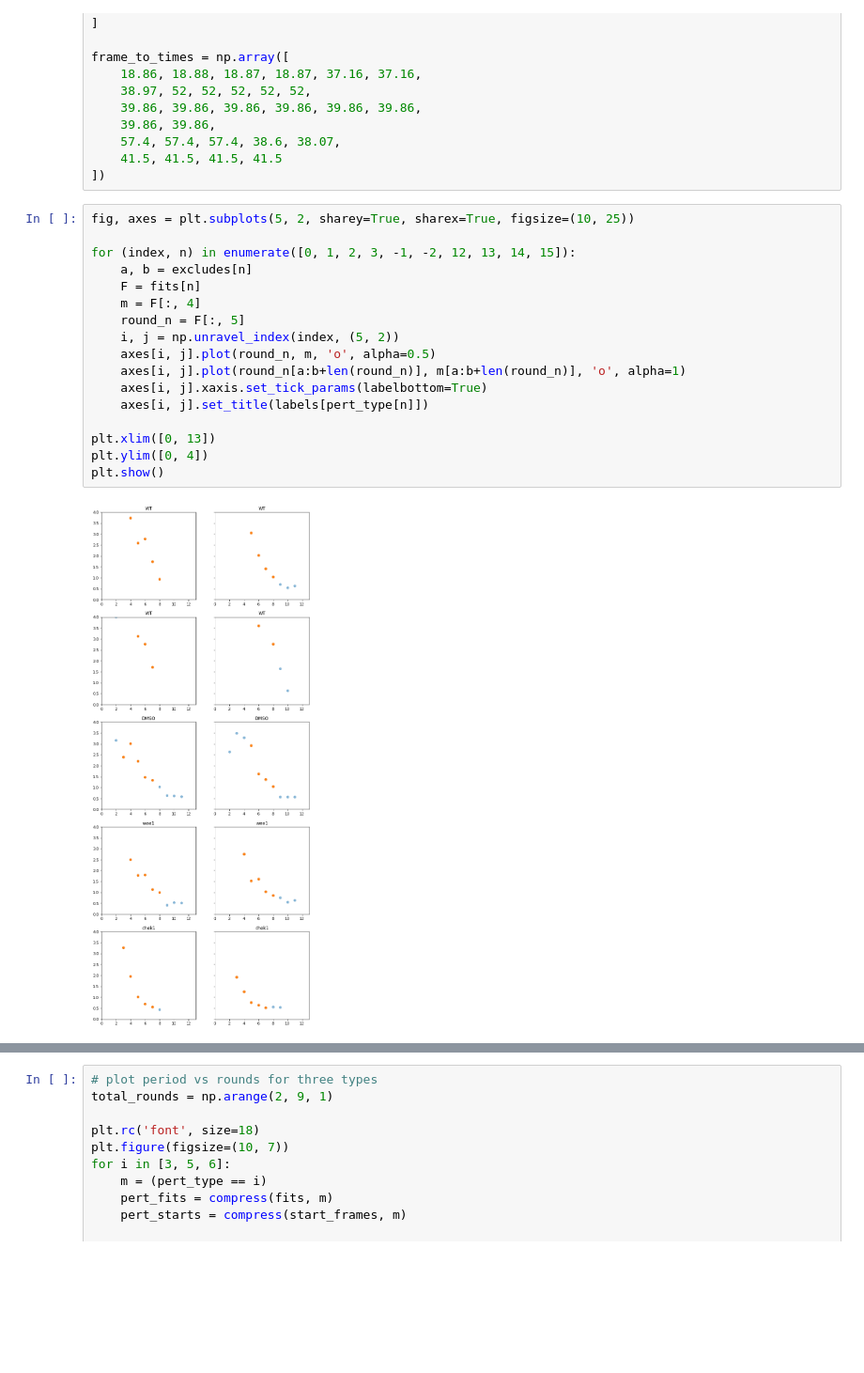
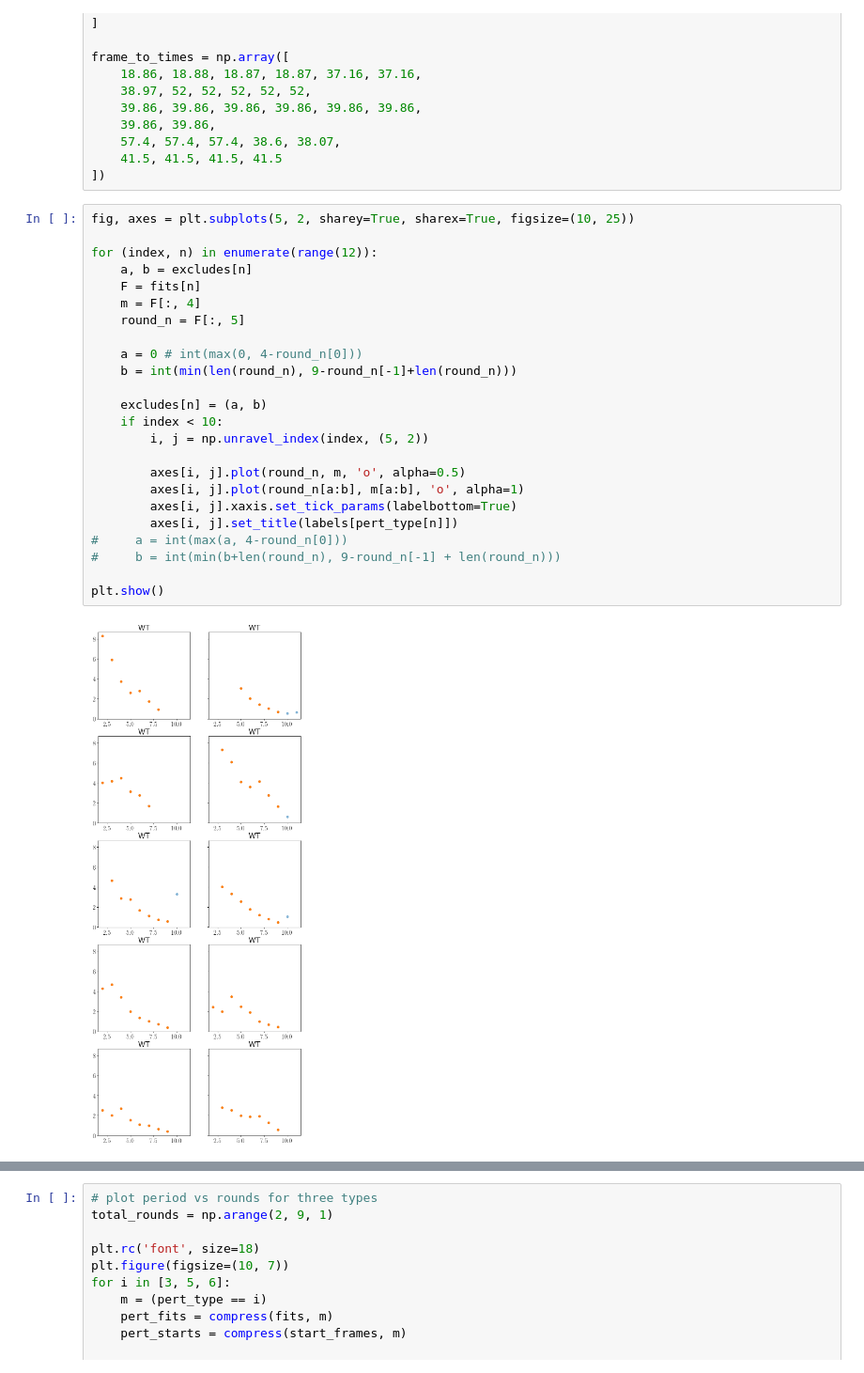
Before and after one commit to Irene-Li/MitoticWaves, a Jupyter notebook: wave_speed.ipynb, the cells around one changed output, grey strips where cells are left out. Shown at 94% size. Saved outputs shown, nothing was run; the diff lists cells and outputs as text; blank space fills up the shorter version.

```diff
--- a/wave_speed.ipynb
+++ b/wave_speed.ipynb
@@ -106,22 +106,29 @@ frame_to_times = np.array([
 # %%
 fig, axes = plt.subplots(5, 2, sharey=True, sharex=True, figsize=(10, 25))
 
-for (index, n) in enumerate([0, 1, 2, 3, -1, -2, 12, 13, 14, 15]):
+for (index, n) in enumerate(range(12)):
     a, b = excludes[n]
     F = fits[n]
     m = F[:, 4]
     round_n = F[:, 5]
-    i, j = np.unravel_index(index, (5, 2))
-    axes[i, j].plot(round_n, m, 'o', alpha=0.5)
-    axes[i, j].plot(round_n[a:b+len(round_n)], m[a:b+len(round_n)], 'o', alpha=1)
-    axes[i, j].xaxis.set_tick_params(labelbottom=True)
-    axes[i, j].set_title(labels[pert_type[n]])
 
-plt.xlim([0, 13])
-plt.ylim([0, 4])
+    a = 0 # int(max(0, 4-round_n[0]))
+    b = int(min(len(round_n), 9-round_n[-1]+len(round_n)))
+
+    excludes[n] = (a, b)
+    if index < 10:
+        i, j = np.unravel_index(index, (5, 2))
+
+        axes[i, j].plot(round_n, m, 'o', alpha=0.5)
+        axes[i, j].plot(round_n[a:b], m[a:b], 'o', alpha=1)
+        axes[i, j].xaxis.set_tick_params(labelbottom=True)
+        axes[i, j].set_title(labels[pert_type[n]])
+#     a = int(max(a, 4-round_n[0]))
+#     b = int(min(b+len(round_n), 9-round_n[-1] + len(round_n)))
+
 plt.show()
 # %% [output]
-[figure, old version]
+[figure, new version]
 # %%
 datasets_all = []
 datasets_select = []
```
Also changed, not shown: parts of 5 cells of this notebook, 4 other files.
